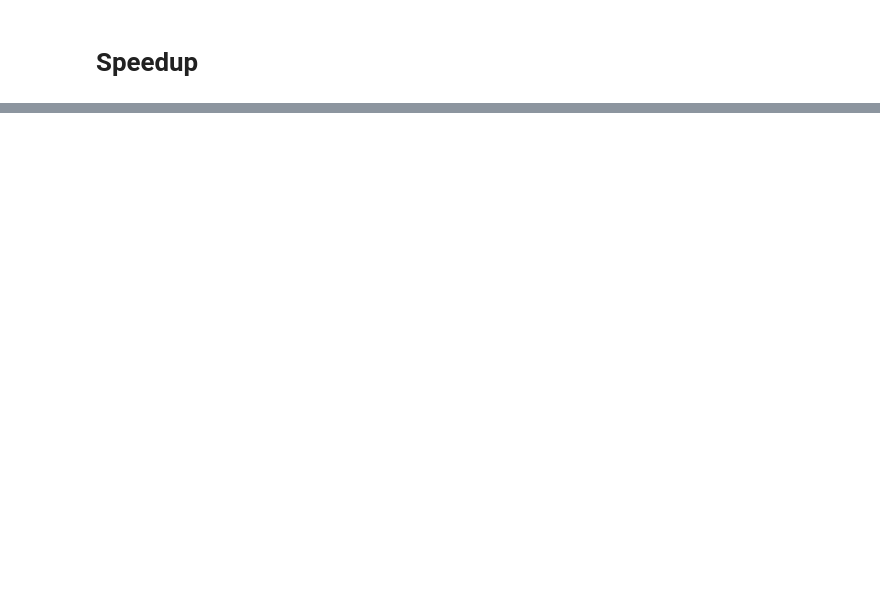
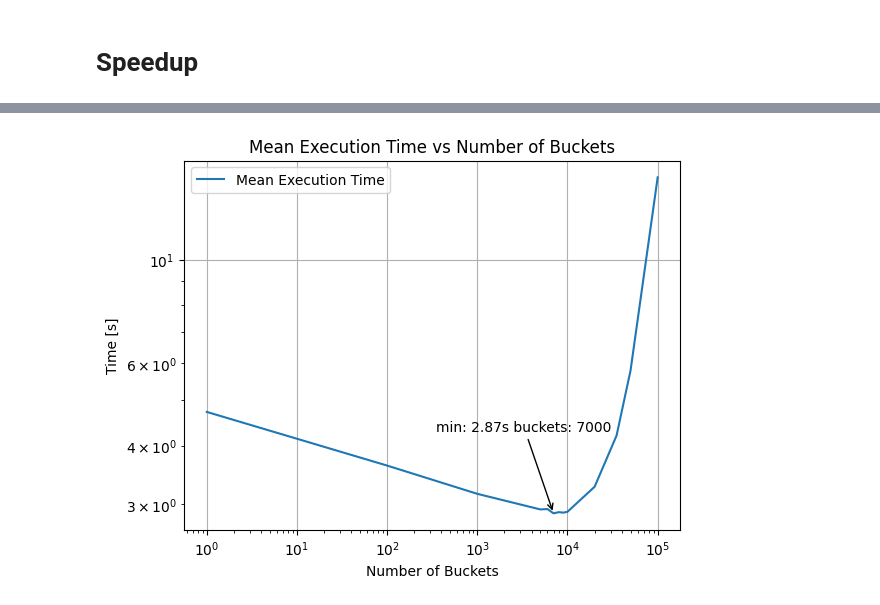
Before and after one commit to basiav/mpr, a Jupyter notebook: analysis.ipynb, the cells around one changed output, grey strips where cells are left out. Cells and saved outputs as stored; diff of their text form; code cells hidden in the pictures; blank space fills up the shorter version.

Commit message:
version 3 | comparison of algorithms 2 and 4 | experiment for number of buckets

```diff
--- a/analysis.ipynb
+++ b/analysis.ipynb
@@ -16,3 +16,6 @@ df_raw.head()
 | 2 | sort_2 | 2 | 1.804927 | 0.044937 | 0.726126 | 0.952233 | 0.081538 |
 | 3 | sort_2 | 2 | 1.819119 | 0.044985 | 0.741842 | 0.950891 | 0.081289 |
 | 4 | sort_2 | 2 | 1.824612 | 0.044888 | 0.743136 | 0.955235 | 0.081253 |
+# %%
+bdf_raw = pd.read_csv("bucket_variable_results.csv", sep=';', header=None, names=["algo", "buckets", "t", "t1", "t2", "t3", "t4"])
+bdf_raw.head()
@@ -33,3 +53,13 @@ df.head()
 | 2 | sort_2 | 3 | 1.262839 | 0.004610 | 0.029622 | 0.000098 | 0.532789 | 0.003124 | 0.642240 | 0.002880 | 0.058084 | ... |
 | 3 | sort_2 | 4 | 0.990199 | 0.005359 | 0.022256 | 0.000027 | 0.440472 | 0.004839 | 0.482174 | 0.001562 | 0.045178 | ... |
 | 4 | sort_2 | 5 | 0.795335 | 0.004698 | 0.018081 | 0.000036 | 0.354581 | 0.004214 | 0.385580 | 0.000983 | 0.036951 | ... |
+# %%
+bdf = bdf_raw.groupby(['algo', 'buckets']).agg(
+    t_mean=('t', 'mean'), t_std=('t', 'std'),
+    t1_mean=('t1', 'mean'), t1_std=('t1', 'std'),
+    t2_mean=('t2', 'mean'), t2_std=('t2', 'std'),
+    t3_mean=('t3', 'mean'), t3_std=('t3', 'std'),
+    t4_mean=('t4', 'mean'), t4_std=('t4', 'std')
+).reset_index()
+
+bdf.head()
@@ -83,0 +174,28 @@ for series in df.groupby(["algo"]):
+# %%
+# Calculate the mean execution time for both algorithms
+mean_bdf = bdf.groupby("buckets").agg(t_mean=("t_mean", "mean")).reset_index()
+
+# Plot the mean execution time
+plt.plot(mean_bdf["buckets"], mean_bdf["t_mean"], label="Mean Execution Time")
+
+# Find the minimum value and its corresponding bucket
+min_index = mean_bdf["t_mean"].idxmin()
+min_value = mean_bdf["t_mean"].min()
+min_buckets = mean_bdf["buckets"].iloc[min_index]
+
+# Annotate the minimum value
+plt.annotate(f"min: {min_value:.2f}s buckets: {min_buckets}",
+             xy=(min_buckets, min_value),
+             xytext=(min_buckets * 0.05, min_value * 1.5),
+             arrowprops=dict(facecolor='black', arrowstyle='->'))
+
+plt.title("Mean Execution Time vs Number of Buckets")
+plt.xlabel("Number of Buckets")
+plt.ylabel("Time [s]")
+plt.yscale("log")
+plt.xscale("log")
+plt.grid()
+plt.legend()
+plt.show()
+# %% [output]
+[figure, added]
```
Also changed, not shown: parts of 13 cells of this notebook, 8 other files.
